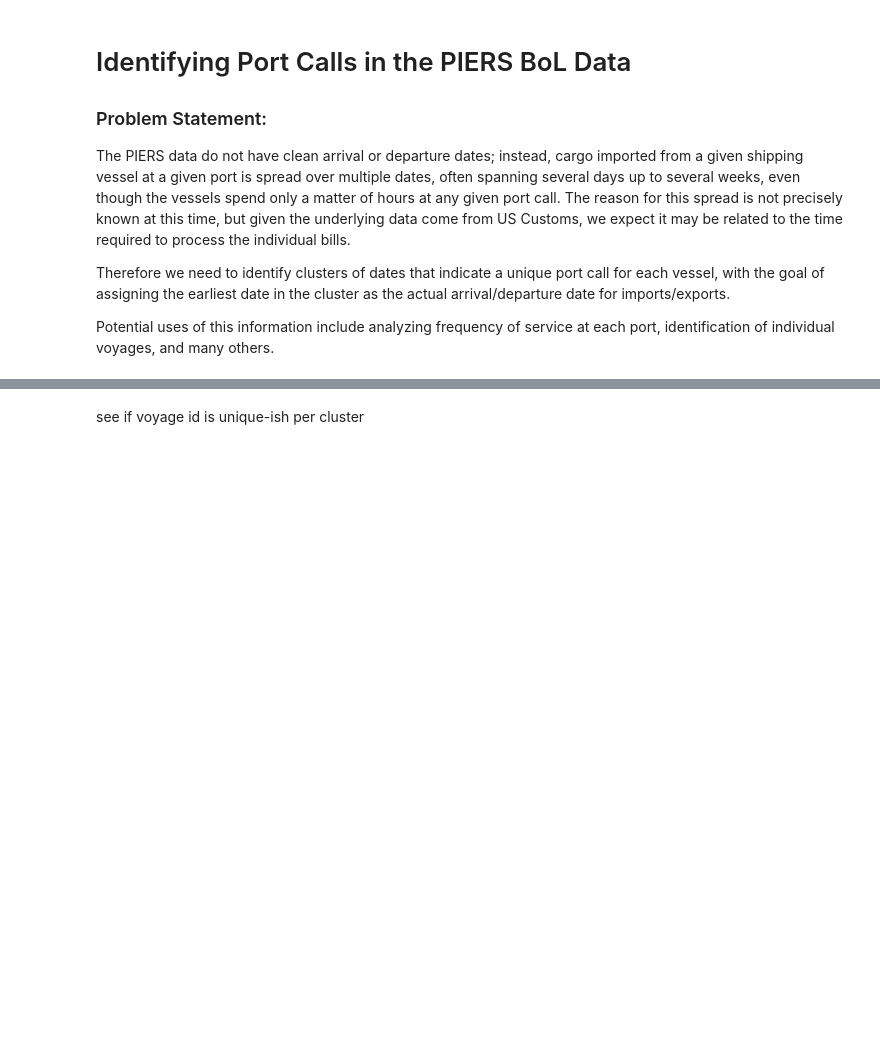
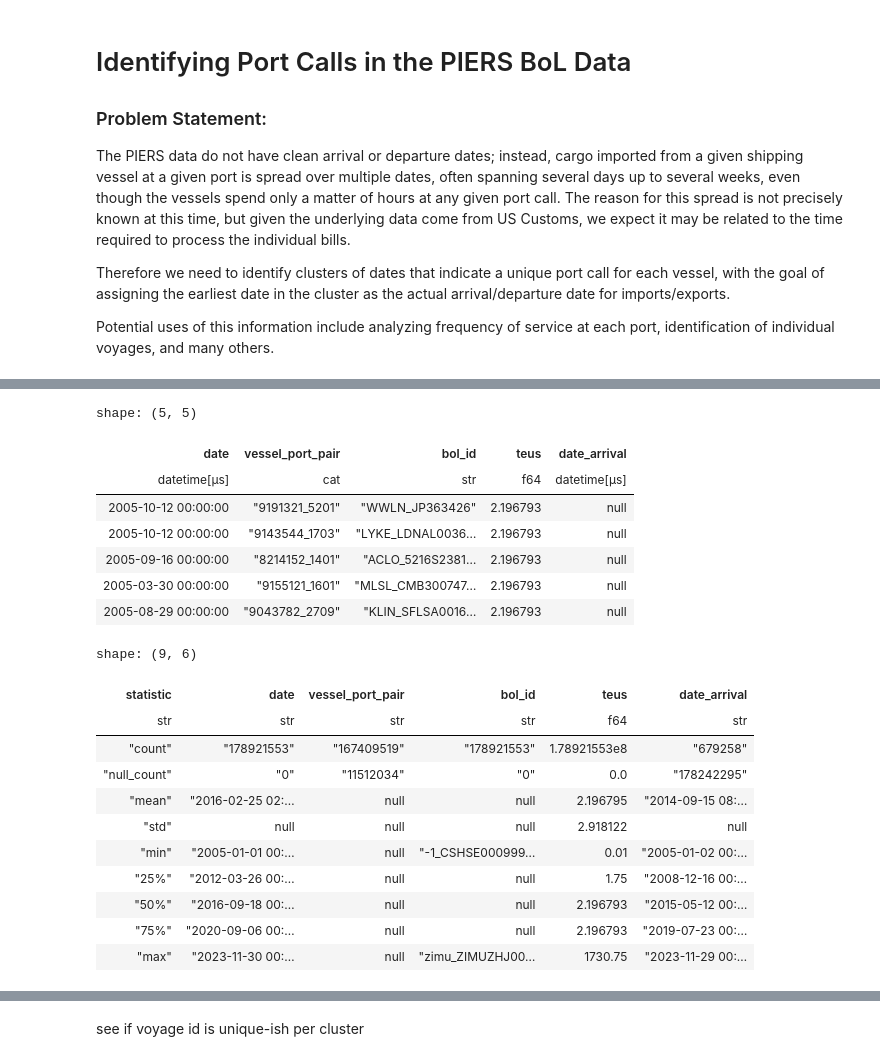
Before and after one commit to epistemetrica/PIERS-Data-Project, a Jupyter notebook: port_visits_identification.ipynb, the cells around one changed output, grey strips where cells are left out. Cells and saved outputs as stored; diff of their text form; code cells hidden in the pictures; blank space fills up the shorter version.

```diff
--- a/port_visits_identification.ipynb
+++ b/port_visits_identification.ipynb
@@ -338,0 +442,40 @@ exports_lf = add_primary_carrier(exports_lf)
+# %%
+test_lf = (
+    imports_lf
+    .with_columns((pl.col('vessel_id').cast(pl.Utf8)+'_'+pl.col('arrival_port_code').cast(pl.Utf8)).cast(pl.Categorical).alias('vessel_port_pair')))
+# %%
+pairs_lf = pairs_df.lazy()
+
+joined_lf = (
+    test_lf.join(pairs_lf, on=['date', 'vessel_port_pair'], how='left')
+)
+
+joined_df = (
+    joined_lf
+    .select('date', 'vessel_port_pair', 'bol_id', 'teus', 'date_arrival')
+    .collect()
+)
+
+display(joined_df.head())
+joined_df.describe()
+# %% [output]
+shape: (5, 5)
+| date | vessel_port_pair | bol_id | teus | date_arrival |
+| datetime[μs] | cat | str | f64 | datetime[μs] |
+| 2005-10-12 00:00:00 | "9191321_5201" | "WWLN_JP363426" | 2.196793 | null |
+| 2005-10-12 00:00:00 | "9143544_1703" | "LYKE_LDNAL0036… | 2.196793 | null |
+| 2005-09-16 00:00:00 | "8214152_1401" | "ACLO_5216S2381… | 2.196793 | null |
+| 2005-03-30 00:00:00 | "9155121_1601" | "MLSL_CMB300747… | 2.196793 | null |
+| 2005-08-29 00:00:00 | "9043782_2709" | "KLIN_SFLSA0016… | 2.196793 | null |
+shape: (9, 6)
+| statistic | date | vessel_port_pair | bol_id | teus | date_arrival |
+| str | str | str | str | f64 | str |
+| "count" | "178921553" | "167409519" | "178921553" | 1.78921553e8 | "679258" |
+| "null_count" | "0" | "11512034" | "0" | 0.0 | "178242295" |
+| "mean" | "2016-02-25 02:… | null | null | 2.196795 | "2014-09-15 08:… |
+| "std" | null | null | null | 2.918122 | null |
+| "min" | "2005-01-01 00:… | null | "-1_CSHSE000999… | 0.01 | "2005-01-02 00:… |
+| "25%" | "2012-03-26 00:… | null | null | 1.75 | "2008-12-16 00:… |
+| "50%" | "2016-09-18 00:… | null | null | 2.196793 | "2015-05-12 00:… |
+| "75%" | "2020-09-06 00:… | null | null | 2.196793 | "2019-07-23 00:… |
+| "max" | "2023-11-30 00:… | null | "zimu_ZIMUZHJ00… | 1730.75 | "2023-11-29 00:… |
```
Also changed, not shown: parts of 15 cells of this notebook, 4 other files.
